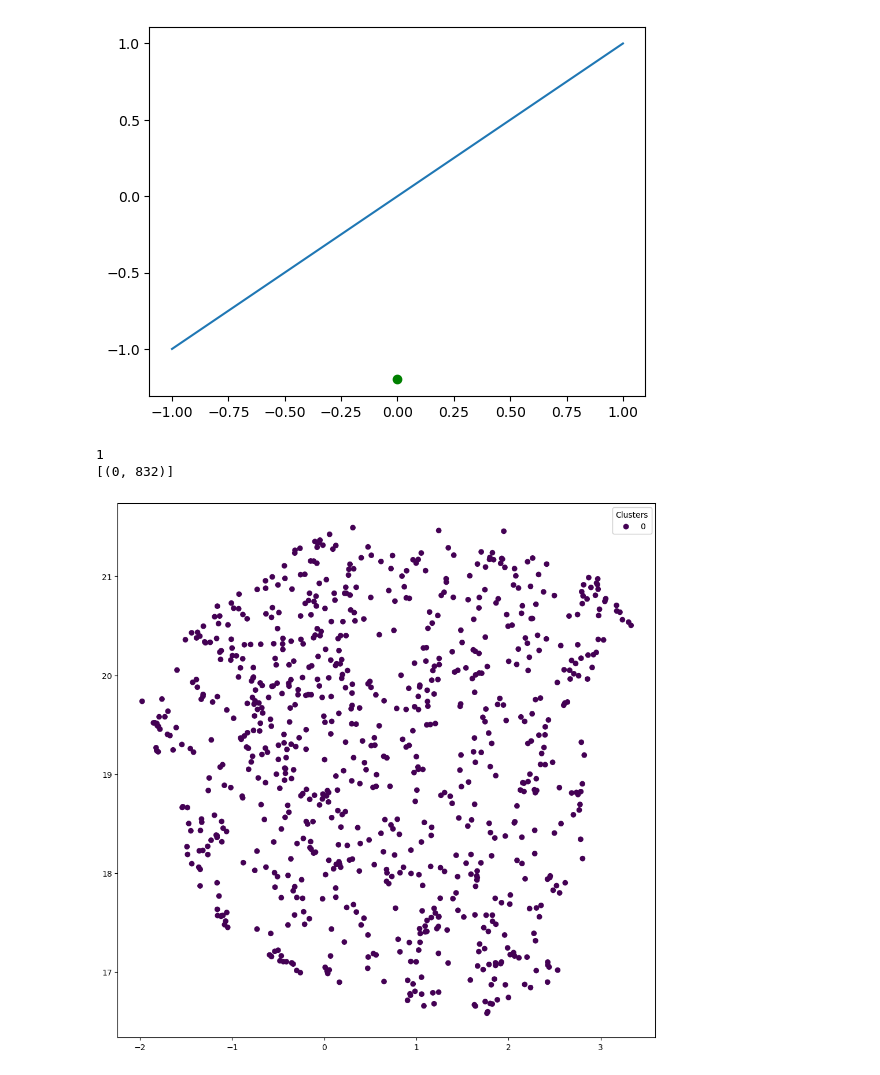
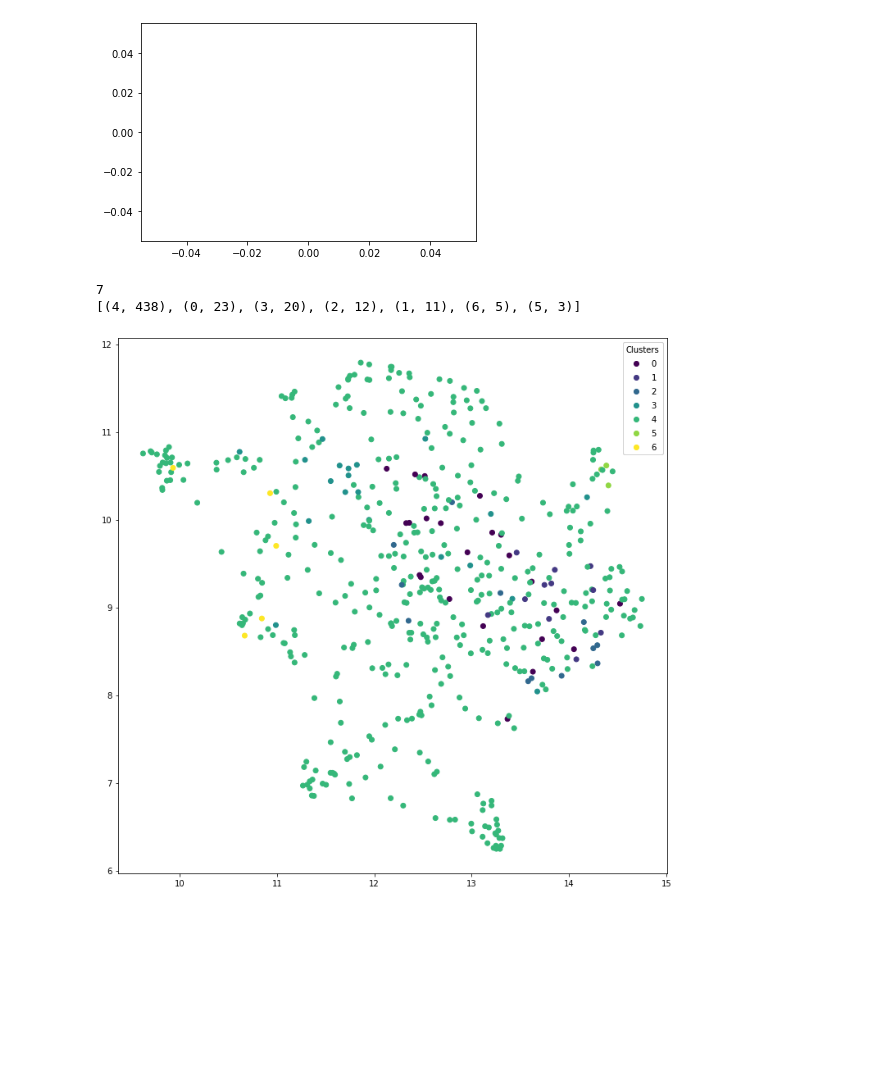
Before and after one commit to sturlaf/master, a Jupyter notebook: transpose.ipynb, the cells around one changed output. Drawn from its saved outputs; the diff is of its cells as text; code cells hidden in the pictures; blank space fills up the shorter version.

```diff
--- a/transpose.ipynb
+++ b/transpose.ipynb
@@ -10,4 +11,4 @@ from ripser import ripser
 # %%
-neurons = torch.load("activations/ILSVRC2015/inception4e.pt").detach().numpy().T
+neurons = torch.load("activations/ILSVRC2015/inception4a.pt").detach().numpy().T
 print(neurons.shape)
 # %% [output]
@@ -27,13 +28,13 @@ Wed Feb  9 21:57:05 2022 Finished embedding
 # %%
-t = Tomato(density_type="DTM", k=100)
+t = Tomato(density_type="logDTM", k=100)
 clusters = t.fit_predict(neurons)
 t.plot_diagram()
 print(t.n_clusters_)
 print(Counter(t.labels_).most_common(10))
 # %% [output]
-[figure, old version]
+[figure, new version]
-1
-[(0, 832)]
+7
+[(4, 438), (0, 23), (3, 20), (2, 12), (1, 11), (6, 5), (5, 3)]
 # %%
 fig, ax = plt.subplots(figsize=(12, 12))
 scatter = ax.scatter(x=layout_2d[:, 0], y=layout_2d[:, 1], c=clusters)
@@ -42,7 +43,7 @@ ax.add_artist(legend)
 
 plt.show()
 # %% [output]
-[figure, old version]
+[figure, new version]
 # %%
 maxdim = 1
 coeff = 47
```
Also changed, not shown: parts of 5 cells of this notebook, 7 other files.
